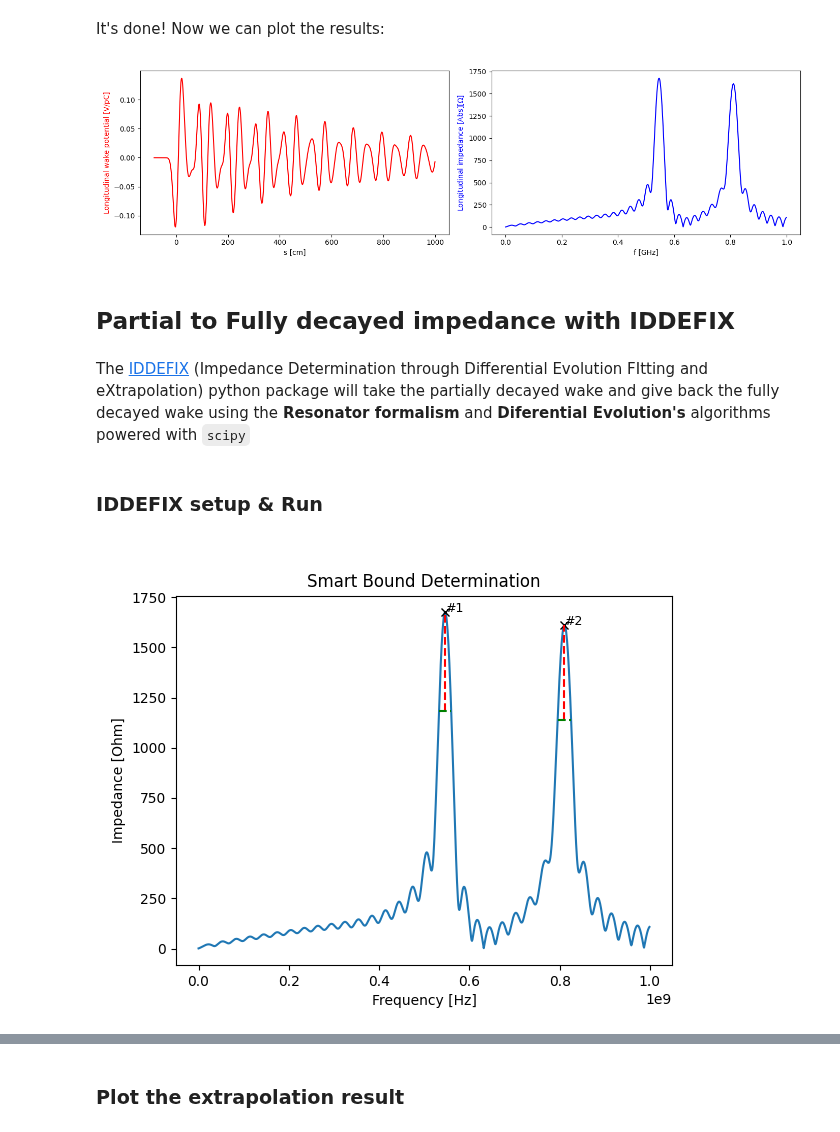
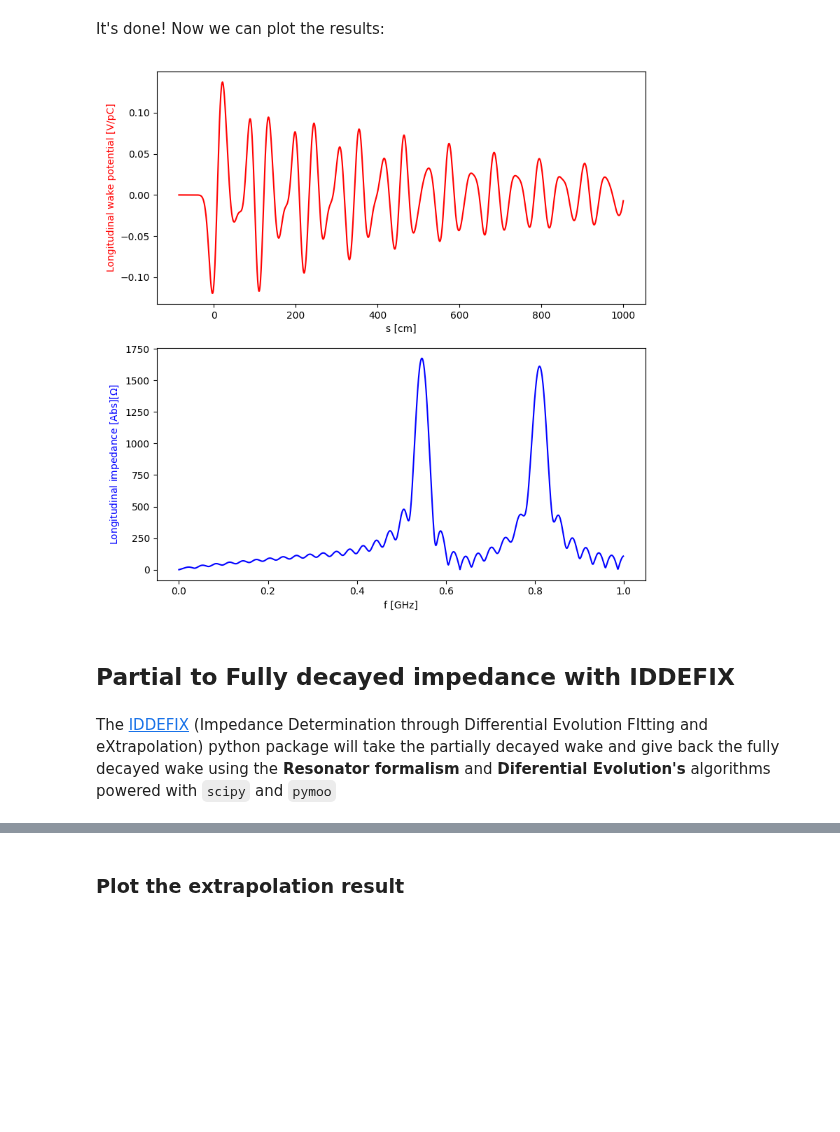
Before and after one commit to ImpedanCEI/wakis, a Jupyter notebook: notebooks/004_Wakefield_simulation_and_extrapolation.ipynb, the cells around one changed output, grey strips where cells are left out. Cells and saved outputs as stored; diff of their text form; code cells hidden in the pictures; blank space fills up the shorter version.

```diff
--- a/notebooks/004_Wakefield_simulation_and_extrapolation.ipynb
+++ b/notebooks/004_Wakefield_simulation_and_extrapolation.ipynb
@@ -93,12 +96,13 @@ skip_cells = n_pml + 2  # no. cells to skip from wake integration (>= PML cells)
 
 wake = WakeSolver(q=q, sigmaz=sigmaz, beta=beta,
                 xsource=xs, ysource=ys, xtest=xt, ytest=yt,
-                skip_cells=skip_cells,
-                results_folder='001_results/',
-                Ez_file='001_results/Ez.h5',)
+                skip_cells=skip_cells, wakelength=wakelength,
+                results_folder='notebooks/004_results/',
+                Ez_file='notebooks/004_results/Ez.h5',)
 # %% [markdown]
 The cell bellow will run the wakefield simulation with the defined beam source and wakelength
 # %%
-solver.wakesolve(wakelength=wakelength,
-                 wake=wake,
-                 plot=False)
+if False:
+    solver.wakesolve(wakelength=wakelength,
+                    wake=wake,
+                    plot=False)
@@ -112,23 +109,23 @@ Calculating transverse impedance Zx, Zy...
 # %% [markdown]
 Or, if results have already been generated:
 # %%
-wake.load_results("001_results")
+wake.load_results("notebooks/004_results")
 # %% [markdown]
 It's done! Now we can plot the results:
 # %%
-fig, ax = plt.subplots(1,2, figsize=[14,4], dpi=100)
+fig, ax = plt.subplots(2,1, figsize=[8,8], dpi=100)
 ax[0].plot(wake.s*1e2, wake.WP, c='r', lw=1.5, label='Wakis')
 ax[0].set_xlabel('s [cm]')
 ax[0].set_ylabel('Longitudinal wake potential [V/pC]', color='r')
 
 ax[1].plot(wake.f*1e-9, np.abs(wake.Z), c='b', lw=1.5, label='Wakis')
 ax[1].set_xlabel('f [GHz]')
 ax[1].set_ylabel('Longitudinal impedance [Abs][$\Omega$]', color='b')
 
 fig.tight_layout()
 # %% [output]
-[figure, old version]
+[figure, new version]
 # %% [markdown]
 ## Partial to Fully decayed impedance with IDDEFIX
 # %% [markdown]
-The [IDDEFIX](https://github.com/ImpedanCEI/IDDEFIX) (Impedance Determination through Differential Evolution FItting and eXtrapolation) python package will take the partially decayed wake and give back the fully decayed wake using the **Resonator formalism** and **Diferential Evolution's** algorithms powered with `scipy`
+The [IDDEFIX](https://github.com/ImpedanCEI/IDDEFIX) (Impedance Determination through Differential Evolution FItting and eXtrapolation) python package will take the partially decayed wake and give back the fully decayed wake using the **Resonator formalism** and **Diferential Evolution's** algorithms powered with `scipy` and `pymoo`
@@ -141,15 +131,0 @@ import iddefix
-# %% [markdown]
-### IDDEFIX setup & Run
-# %%
-# Setting amount of resonators to fit
-Nres = 2
-
-# Bounds on resonators parameters
-""" In this example, we will use the SmartBoundDetermination class to determine the bounds on the resonators parameters.
-By using SmartBoundDetermination ther is no need to specify the bounds manually."""
-
-SBD = iddefix.SmartBoundDetermination(wake.f, np.abs(wake.Z), minimum_peak_height=1000)
-SBD.inspect() # Inspects the data and shows the peaks
-parameterBounds = SBD.find() # Returns the bounds on the resonators parameters
-# %% [output]
-[figure, removed]
```
Also changed, not shown: parts of 17 cells of this notebook.
